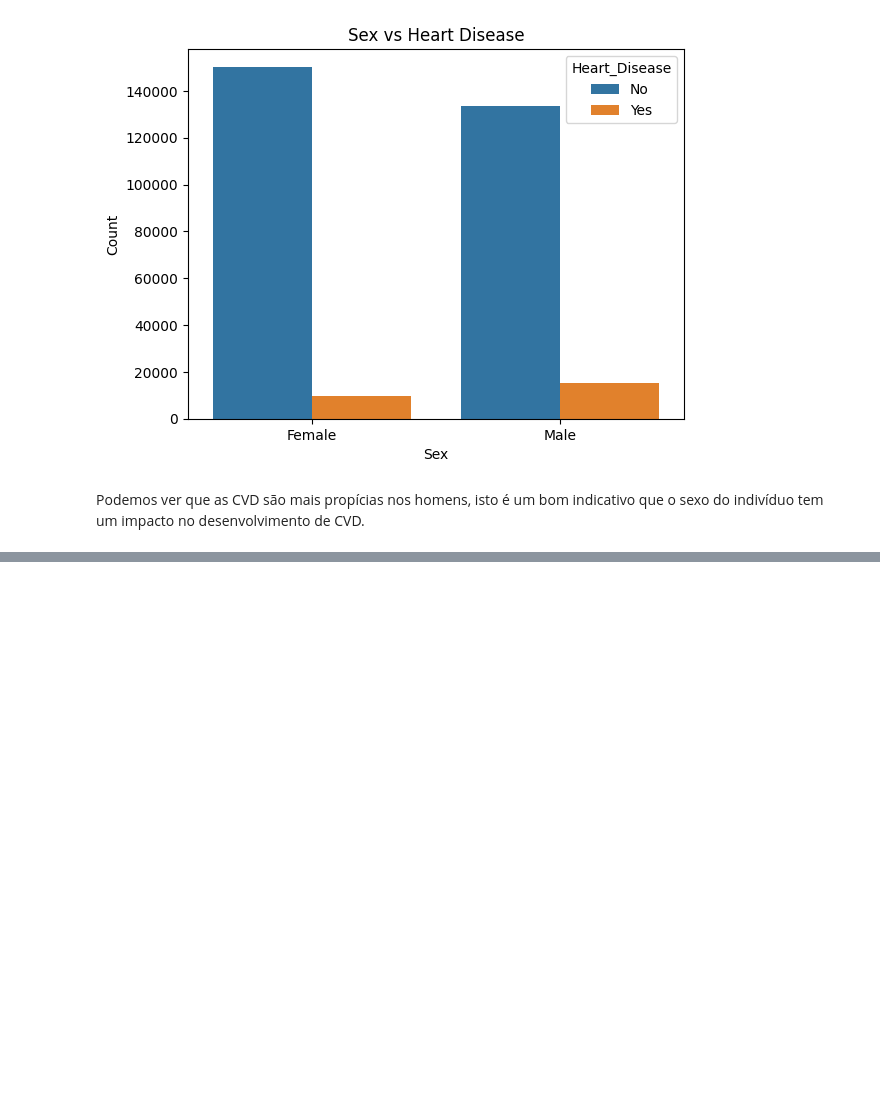
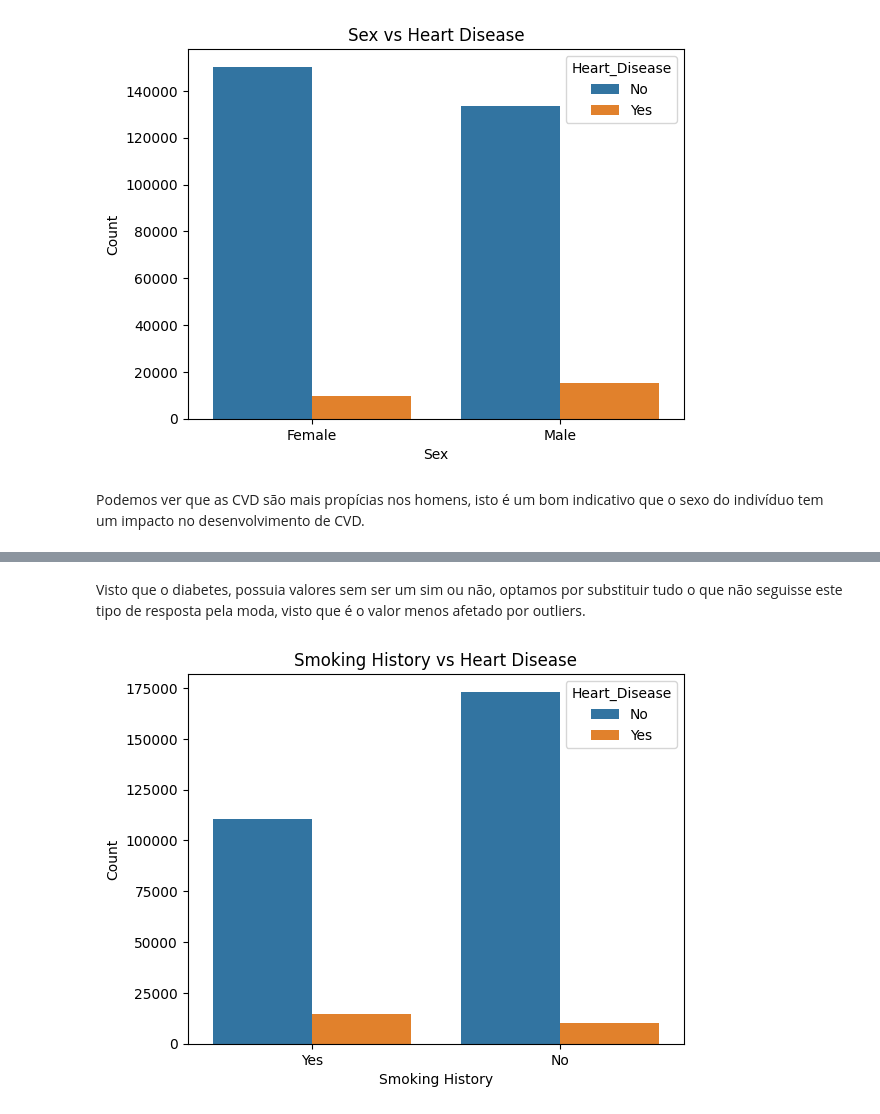
Before and after one commit to tjpoa/ProjetoIAA, a Jupyter notebook: notebooks/DataUnderstanding.ipynb, the cells around one changed output, grey strips where cells are left out. Cells and saved outputs as stored; diff of their text form; code cells hidden in the pictures; blank space fills up the shorter version.

```diff
--- a/notebooks/DataUnderstanding.ipynb
+++ b/notebooks/DataUnderstanding.ipynb
@@ -303,0 +329,10 @@ plt.show()
+# %% [markdown]
+Visto que o diabetes, possuia valores sem ser um sim ou não, optamos por substituir tudo o que não seguisse este tipo de resposta pela moda, visto que é o valor menos afetado por outliers.
+# %%
+sns.countplot(data=cvd_df, x='Smoking_History', hue='Heart_Disease')
+plt.title('Smoking History vs Heart Disease')
+plt.xlabel('Smoking History')
+plt.ylabel('Count')
+plt.show()
+# %% [output]
+[figure, added]
```
Also changed, not shown: parts of 7 cells of this notebook, 9 other files.
